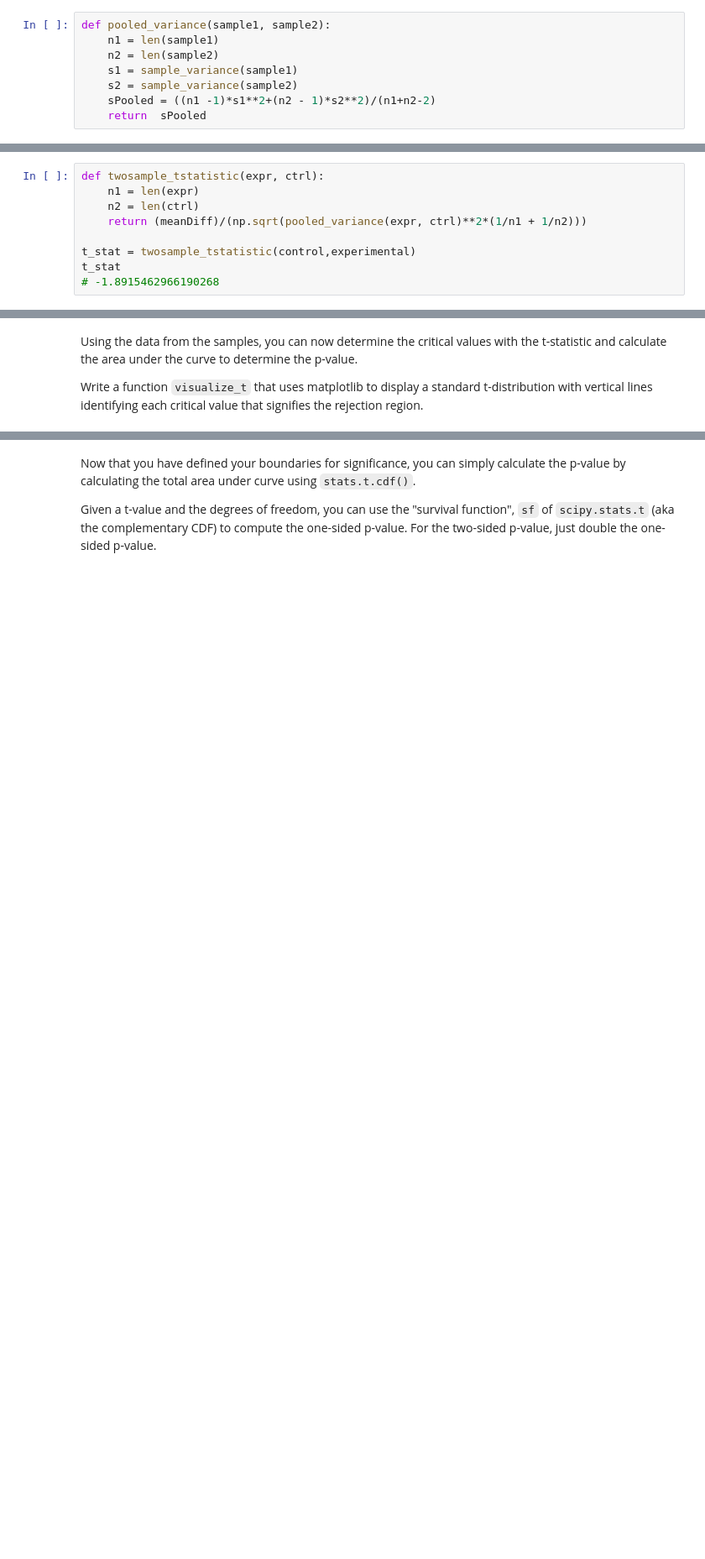
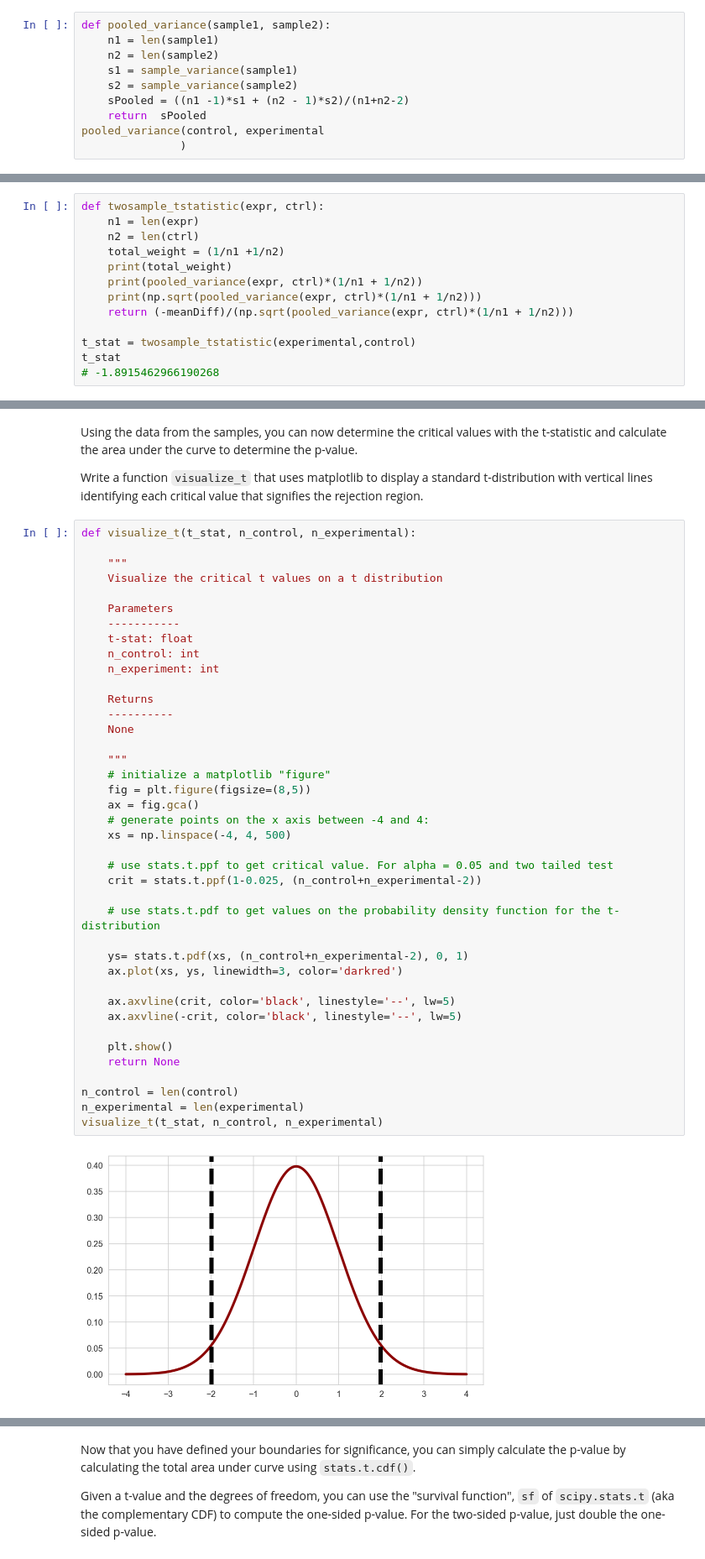
Before and after one commit to minthammock/dsc-two-sample-t-tests-lab-onl01-dtsc-pt-041320, a Jupyter notebook: index.ipynb, the cells around one changed output, grey strips where cells are left out. Shown at 84% size. Drawn from its saved outputs; the diff is of its cells as text; blank space fills up the shorter version.

```diff
--- a/index.ipynb
+++ b/index.ipynb
@@ -133,5 +136,7 @@ def pooled_variance(sample1, sample2):
     n2 = len(sample2)
     s1 = sample_variance(sample1)
     s2 = sample_variance(sample2)
-    sPooled = ((n1 -1)*s1**2+(n2 - 1)*s2**2)/(n1+n2-2)
+    sPooled = ((n1 -1)*s1 + (n2 - 1)*s2)/(n1+n2-2)
     return  sPooled
+pooled_variance(control, experimental
+               )
@@ -143,9 +150,13 @@ $$\large t = \frac{\bar{x}_{1} - \bar{x}_{2}}{\sqrt{s^{2}_{p} (\frac{1}{n_{1}} +
 def twosample_tstatistic(expr, ctrl):
     n1 = len(expr)
     n2 = len(ctrl)
-    return (meanDiff)/(np.sqrt(pooled_variance(expr, ctrl)**2*(1/n1 + 1/n2)))
+    total_weight = (1/n1 +1/n2)
+    print(total_weight)
+    print(pooled_variance(expr, ctrl)*(1/n1 + 1/n2))
+    print(np.sqrt(pooled_variance(expr, ctrl)*(1/n1 + 1/n2)))
+    return (-meanDiff)/(np.sqrt(pooled_variance(expr, ctrl)*(1/n1 + 1/n2)))
 
-t_stat = twosample_tstatistic(control,experimental)
+t_stat = twosample_tstatistic(experimental,control)
 t_stat
 # -1.8915462966190268
 # %% [output]
@@ -154,6 +168,48 @@ t_stat
 Using the data from the samples, you can now determine the critical values with the t-statistic and calculate the area under the curve to determine the p-value.
 
 Write a function `visualize_t` that uses matplotlib to display a standard t-distribution with vertical lines identifying each critical value that signifies the rejection region.
+# %%
+def visualize_t(t_stat, n_control, n_experimental):
+
+    """
+    Visualize the critical t values on a t distribution
+
+    Parameters
+    -----------
+    t-stat: float
+    n_control: int
+    n_experiment: int
+
+    Returns
+    ----------
+    None
+
+    """
+    # initialize a matplotlib "figure"
+    fig = plt.figure(figsize=(8,5))
+    ax = fig.gca()
+    # generate points on the x axis between -4 and 4:
+    xs = np.linspace(-4, 4, 500)
+
+    # use stats.t.ppf to get critical value. For alpha = 0.05 and two tailed test
+    crit = stats.t.ppf(1-0.025, (n_control+n_experimental-2))
+
+    # use stats.t.pdf to get values on the probability density function for the t-distribution
+
+    ys= stats.t.pdf(xs, (n_control+n_experimental-2), 0, 1)
+    ax.plot(xs, ys, linewidth=3, color='darkred')
+
+    ax.axvline(crit, color='black', linestyle='--', lw=5)
+    ax.axvline(-crit, color='black', linestyle='--', lw=5)
+
+    plt.show()
+    return None
+
+n_control = len(control)
+n_experimental = len(experimental)
+visualize_t(t_stat, n_control, n_experimental)
+# %% [output]
+[figure, added]
 # %%
 # Visualize t and p_value
 
```
Also changed, not shown: parts of 6 cells of this notebook.
